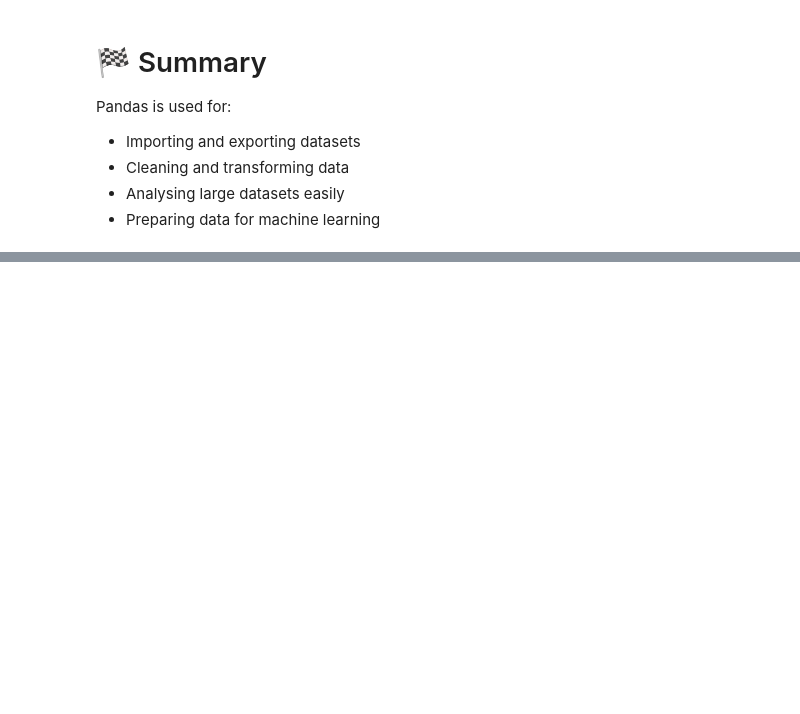
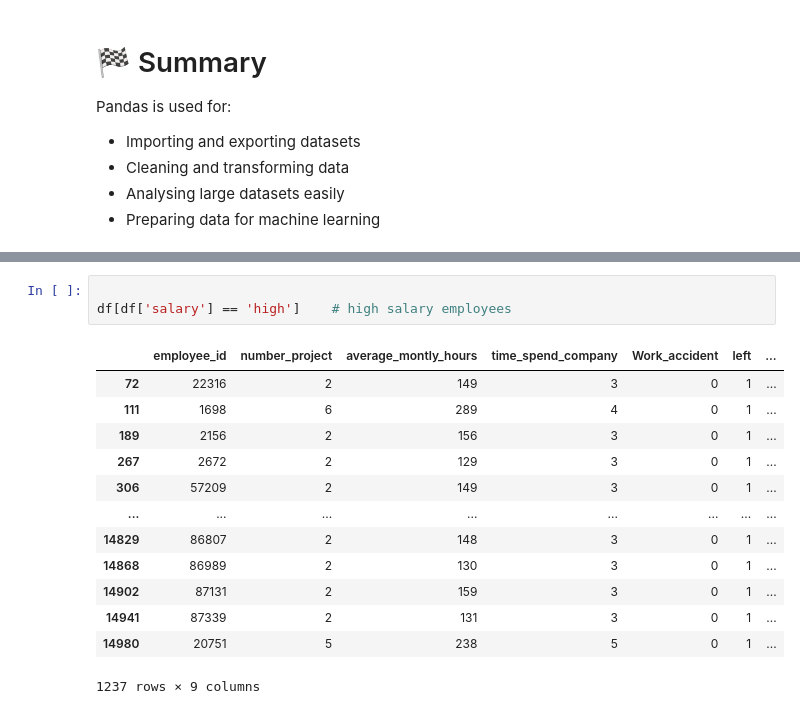
Before and after one commit to suyXcode/Data_Science, a Jupyter notebook: pandas/p0.ipynb, the cells around one changed output, grey strips where cells are left out. Drawn from its saved outputs; the diff is of its cells as text; blank space fills up the shorter version.

```diff
--- a/pandas/p0.ipynb
+++ b/pandas/p0.ipynb
@@ -241,0 +450,17 @@ Pandas is used for:
+# %%
+
+df[df['salary'] == 'high']    # high salary employees
+# %% [output]
+|  | employee_id | number_project | average_montly_hours | time_spend_company | Work_accident | left | ... |
+| 72 | 22316 | 2 | 149 | 3 | 0 | 1 | ... |
+| 111 | 1698 | 6 | 289 | 4 | 0 | 1 | ... |
+| 189 | 2156 | 2 | 156 | 3 | 0 | 1 | ... |
+| 267 | 2672 | 2 | 129 | 3 | 0 | 1 | ... |
+| 306 | 57209 | 2 | 149 | 3 | 0 | 1 | ... |
+| ... | ... | ... | ... | ... | ... | ... | ... |
+| 14829 | 86807 | 2 | 148 | 3 | 0 | 1 | ... |
+| 14868 | 86989 | 2 | 130 | 3 | 0 | 1 | ... |
+| 14902 | 87131 | 2 | 159 | 3 | 0 | 1 | ... |
+| 14941 | 87339 | 2 | 131 | 3 | 0 | 1 | ... |
+| 14980 | 20751 | 5 | 238 | 5 | 0 | 1 | ... |
+1237 rows × 9 columns
```
Also changed, not shown: parts of 15 cells of this notebook, 3 other files.
